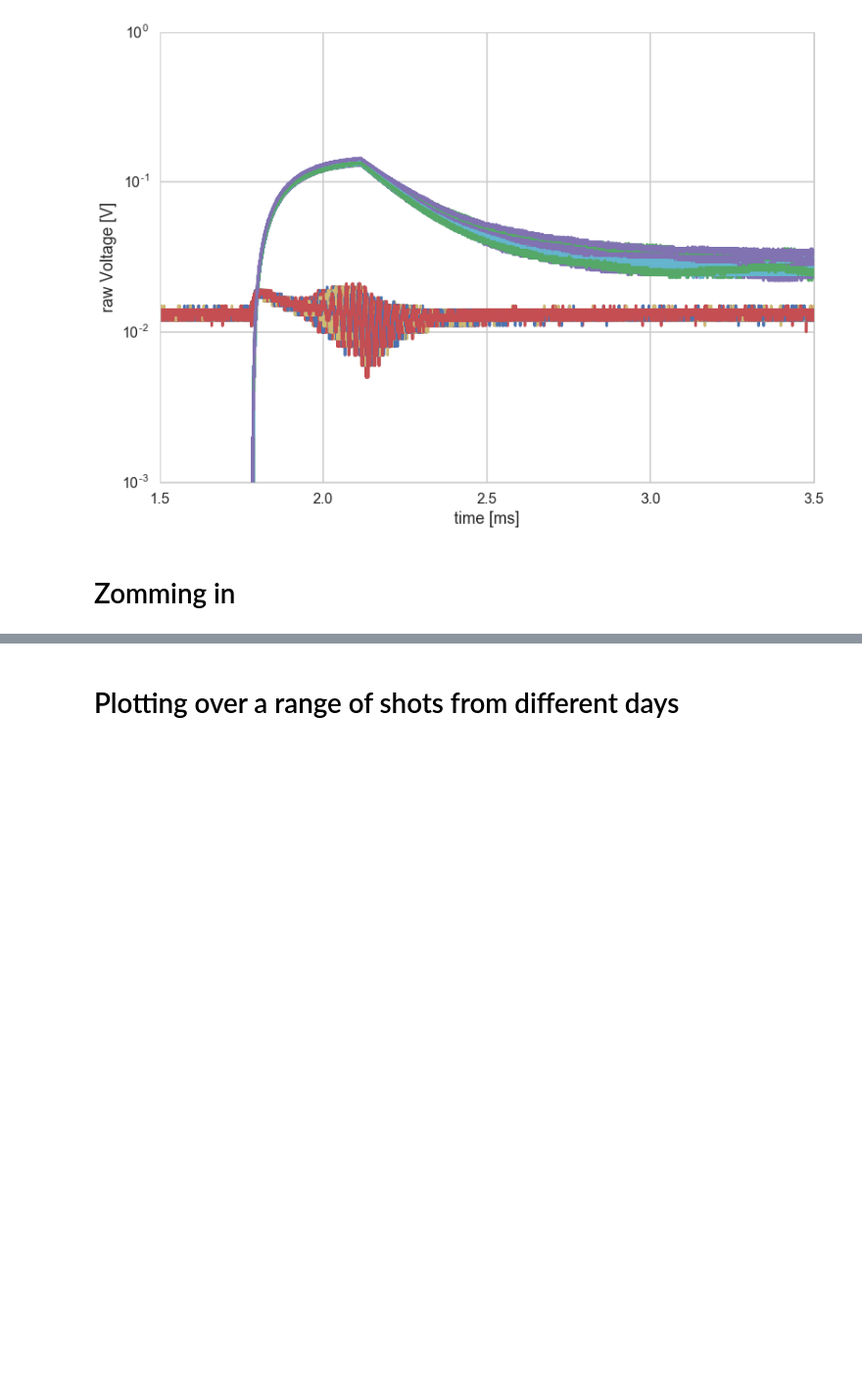
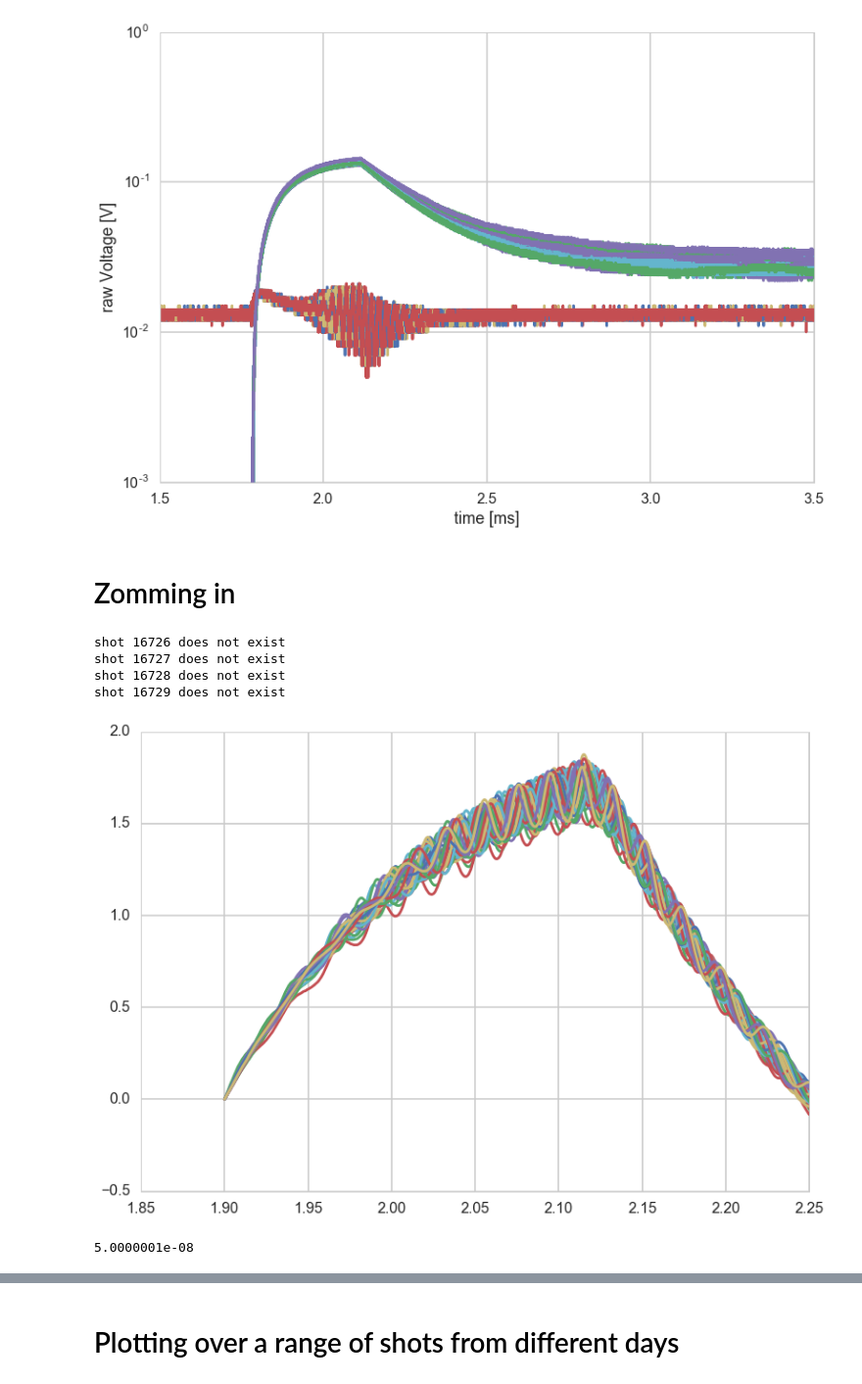
Before and after one commit to jensv/relative_canonical_helicity, a Jupyter notebook: determine_relative_times.ipynb, the cells around one changed output, grey strips where cells are left out. Shown at 98% size. Drawn from its saved outputs; the diff is of its cells as text; code cells hidden in the pictures; blank space fills up the shorter version.

```diff
--- a/determine_relative_times.ipynb
+++ b/determine_relative_times.ipynb
@@ -119,3 +131,30 @@ shot 16729 does not exist
+# %%
+for shot in np.arange(16691, 16730):
+    try:
+        raw_signals = retrieve_fiduciary_signals(shot)
+        dt = raw_signals['time'][1] - raw_signals['time'][0]
+        integral = cumtrapz(raw_signals['fid_a'][38000:45000], dx=dt, initial=0)
+        integral_detrend = detrend(integral)
+        #integral_detrend = integral
+        integral_norm = integral_detrend / np.abs(integral_detrend).max()
+        integral_norm = integral_norm - integral_norm[0]
+        if integral_norm.mean() < 0:
+            integral_norm = integral_norm *-1.
+        plt.plot(raw_signals['time'][38000:45000]*1e3, integral_norm)
+        #plot_signals(raw_signals, time_range=(1.9,2.3), show=False)
+    except:
+        print 'shot %i does not exist' % shot
+plt.show()
+# %% [output]
+shot 16726 does not exist
+shot 16727 does not exist
+shot 16728 does not exist
+shot 16729 does not exist
+[figure, added]
+# %%
+raw_signals['time'][1]
+# %% [output]
+5.0000001e-08
 # %%
 for shot in np.arange(16691, 16730):
     try:
```
Also changed, not shown: parts of 15 cells of this notebook, 2 other files.
